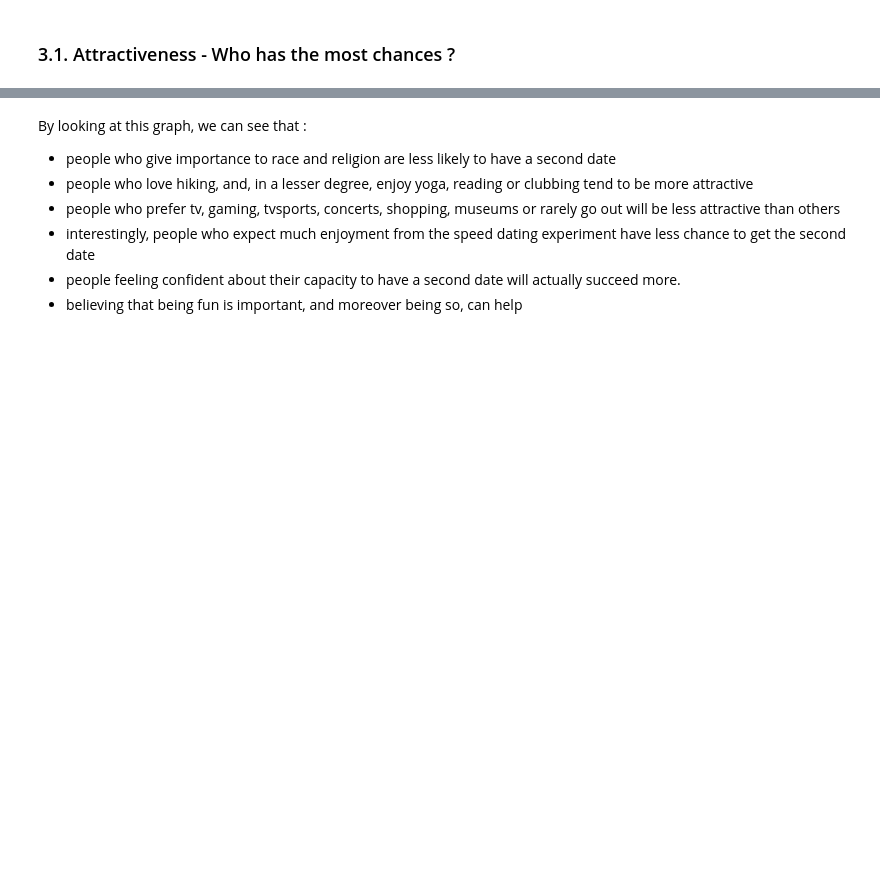
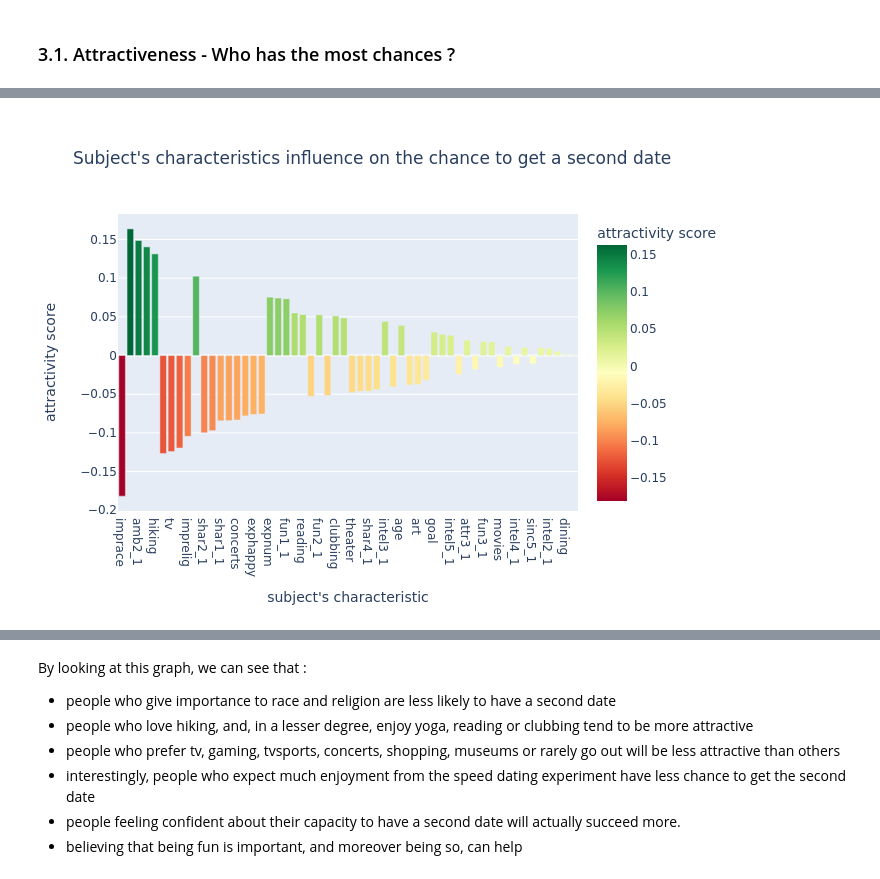
Before and after one commit to Acsts/EDA--Speed_Dating_Experiment, a Jupyter notebook: Project-Speed_Dating.ipynb, the cells around one changed output, grey strips where cells are left out. Cells and saved outputs as stored; diff of their text form; code cells hidden in the pictures; blank space fills up the shorter version.

```diff
--- a/Project-Speed_Dating.ipynb
+++ b/Project-Speed_Dating.ipynb
@@ -22,10 +22,10 @@ import plotly.io as pio
 import plotly.express as px
 import plotly.graph_objects as go
 from plotly.subplots import make_subplots
-pio.renderers.default = "iframe_connected"
+pio.renderers.default = "png" #comment/delete this line if you want to show the figures in interactive format
 
 RANDOM_SEED = 0
 
-df = pd.read_csv('Speed Dating Data.csv', encoding='ISO-8859-1')
+df = pd.read_csv('data/Speed Dating Data.csv', encoding='ISO-8859-1')
 print(df.shape)
 df.head()
@@ -476,11 +716,15 @@ print(f"Max correlation : {corr.abs()['date_3'].max()}, Min correlation : {corr.
 # %%
-px.bar(corr, x = corr.index, y = 'date_3',
+corr_fig = px.bar(corr, x = corr.index, y = 'date_3',
        color = 'date_3', color_continuous_scale = 'RdYlGn',
        hover_name= corr.index, hover_data = {
            'date_3' : True,
        },
        labels = {'date_3' : 'attractivity score', 'index' : "subject's characteristic"},
        title = "Subject's characteristics influence on the chance to get a second date")
+
+corr_fig.show()
+# %% [output]
+[figure, added]
 # %%
 # Filtering to get only the most important features
 corr = corr[corr['cumulated_importance_%'] <= 80]
```
Also changed, not shown: parts of 48 cells of this notebook, 2 other files.
